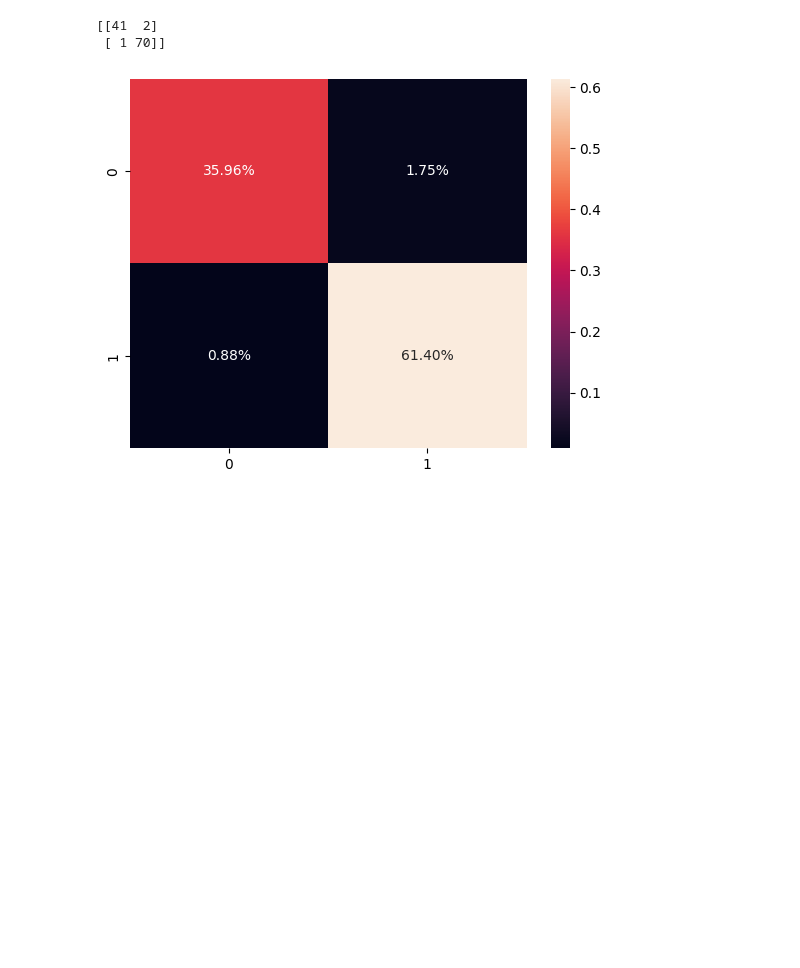
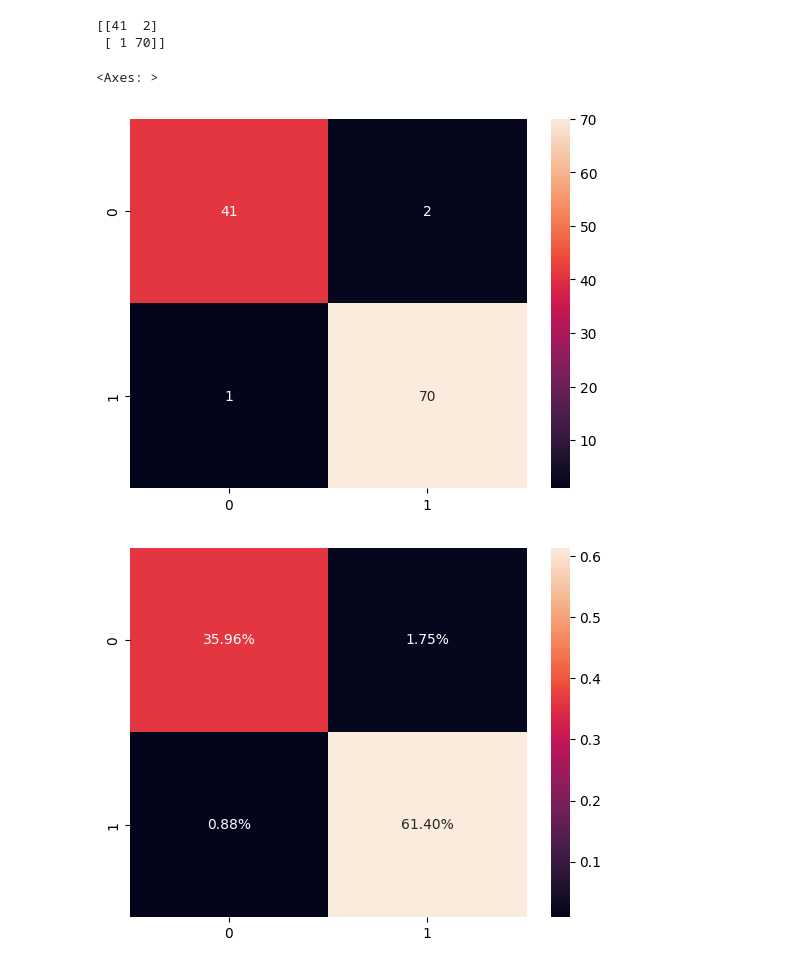
Before and after one commit to Mvepla/Portfolio, a Jupyter notebook: Machine_Learning/Deteccion cancer/notebooks/proyecto_ml.ipynb, the cells around one changed output. Cells and saved outputs as stored; diff of their text form; code cells hidden in the pictures; blank space fills up the shorter version.

```diff
--- a/Machine_Learning/Deteccion cancer/notebooks/proyecto_ml.ipynb
+++ b/Machine_Learning/Deteccion cancer/notebooks/proyecto_ml.ipynb
@@ -466,6 +466,11 @@ print(c_matrix)
 # %% [output]
 [[41  2]
  [ 1 70]]
+# %%
+sns.heatmap(c_matrix, annot=True)
+# %% [output]
+<Axes: >
+[figure, added]
 # %%
 sns.heatmap(c_matrix/np.sum(c_matrix), annot=True,
             fmt='.2%');
```
Also changed, not shown: 1 other file.
